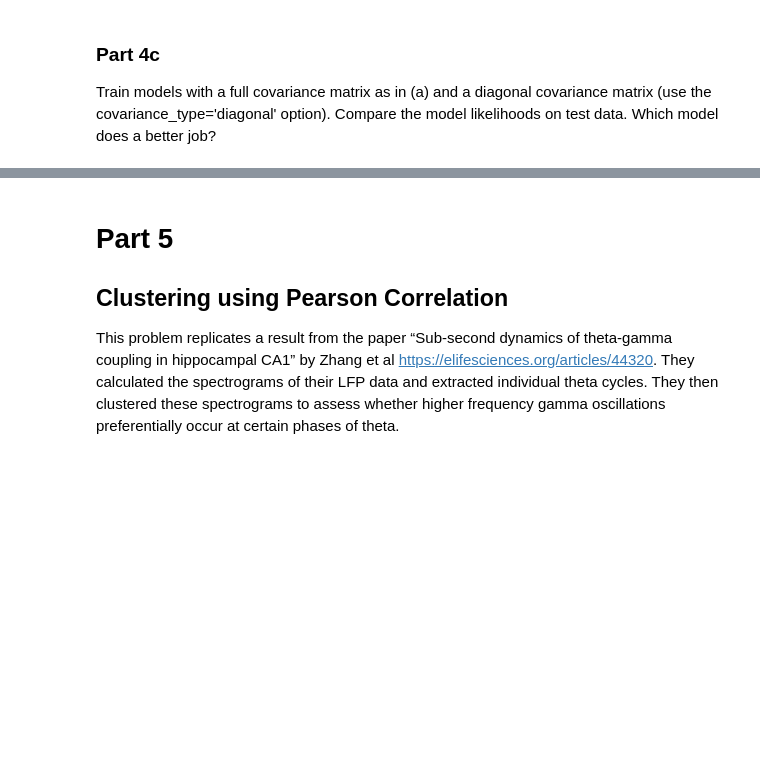
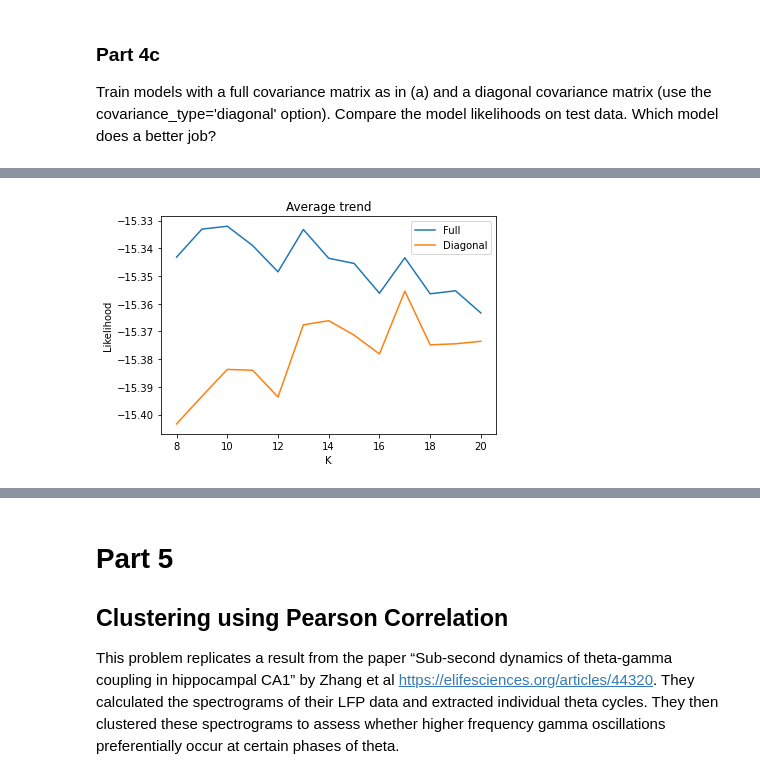
Before and after one commit to SaiAkhilVudattu/Neuro_classes, a Jupyter notebook: signal_processing/HW4/HW4.ipynb, the cells around one changed output, grey strips where cells are left out. Drawn from its saved outputs; the diff is of its cells as text; code cells hidden in the pictures; blank space fills up the shorter version.

```diff
--- a/signal_processing/HW4/HW4.ipynb
+++ b/signal_processing/HW4/HW4.ipynb
@@ -620,2 +646,33 @@ plt.show()
+# %%
+ks = [i+8 for i in range(13)]
+scores_full = np.zeros(len(ks))
+scores_diag = np.zeros(len(ks))
+repetitions = 10
+
+for i in range(len(ks)):
+    for same_k_i in range(repetitions):
+        # In each iteration, data will be shuffled again
+        shuffled_data = shuffle(Peaks)
+        training = shuffled_data[:5000,:]
+        test = shuffled_data[5000:10000,:]
+
+        gmix_full = mixture.GaussianMixture(n_components=ks[i], covariance_type='full')
+        gmix_diag = mixture.GaussianMixture(n_components=ks[i], covariance_type='diag')
+
+        scores_full[i] += gmix_full.fit(training).score(test) # Likelihood of the test data
+        scores_diag[i] += gmix_diag.fit(training).score(test) # Likelihood of the test data
+
+scores_full = scores_full/repetitions
+scores_diag = scores_diag/repetitions
+# %%
+plt.plot(ks, scores_full, label = "Full")
+plt.plot(ks, scores_diag, label = "Diagonal")
+plt.xlabel("K")
+plt.ylabel("Likelihood")
+plt.title("Average trend")
+plt.legend()
+plt.show()
+# %% [output]
+[figure, added]
 # %% [markdown]
 Notice how the maximum values for the likelihood correspond to the Full ``covariance_type``.
```
Also changed, not shown: parts of 49 cells of this notebook.
